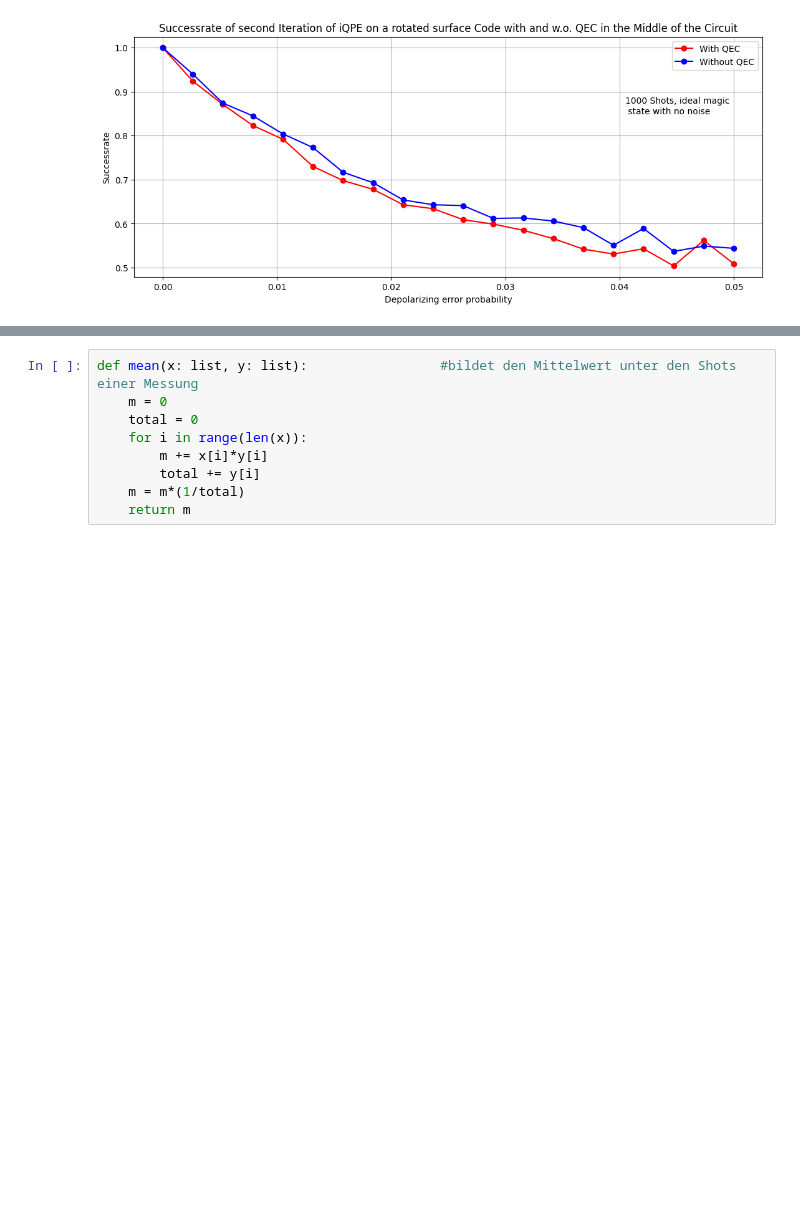
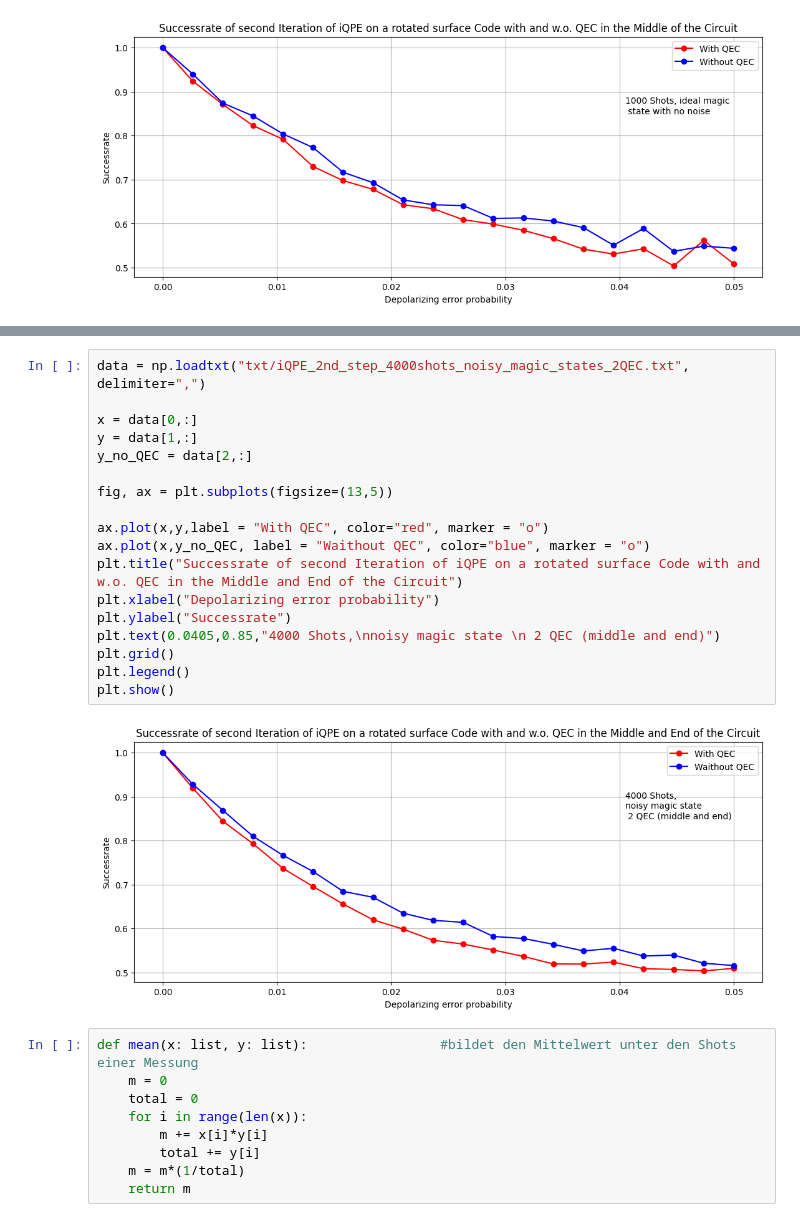
Before and after one commit to RicemanBoy/qc_researchproject, a Jupyter notebook: Alle Plots/plotting.ipynb, the cells around one changed output, grey strips where cells are left out. Cells and saved outputs as stored; diff of their text form; blank space fills up the shorter version.

```diff
--- a/Alle Plots/plotting.ipynb
+++ b/Alle Plots/plotting.ipynb
@@ -105,6 +105,26 @@ plt.legend()
 plt.show()
 # %% [output]
 [figure]
+# %%
+data = np.loadtxt("txt/iQPE_2nd_step_4000shots_noisy_magic_states_2QEC.txt", delimiter=",")
+
+x = data[0,:]
+y = data[1,:]
+y_no_QEC = data[2,:]
+
+fig, ax = plt.subplots(figsize=(13,5))
+
+ax.plot(x,y,label = "With QEC", color="red", marker = "o")
+ax.plot(x,y_no_QEC, label = "Waithout QEC", color="blue", marker = "o")
+plt.title("Successrate of second Iteration of iQPE on a rotated surface Code with and w.o. QEC in the Middle and End of the Circuit")
+plt.xlabel("Depolarizing error probability")
+plt.ylabel("Successrate")
+plt.text(0.0405,0.85,"4000 Shots,\nnoisy magic state \n 2 QEC (middle and end)")
+plt.grid()
+plt.legend()
+plt.show()
+# %% [output]
+[figure, added]
 # %%
 def mean(x: list, y: list):                 #bildet den Mittelwert unter den Shots einer Messung
     m = 0
```
Also changed, not shown: parts of 2 cells of this notebook, 3 other files.
